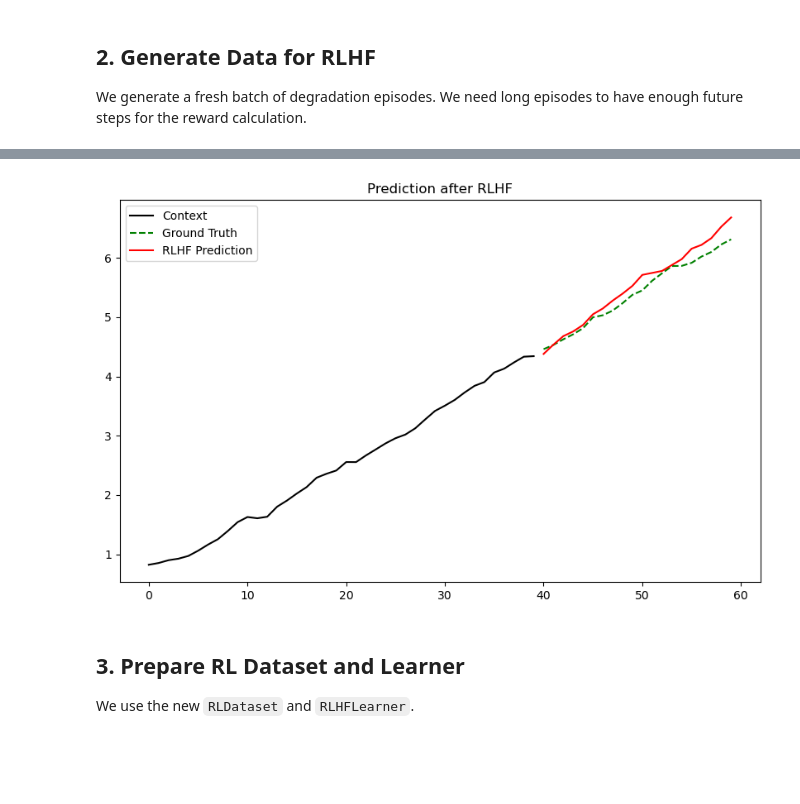
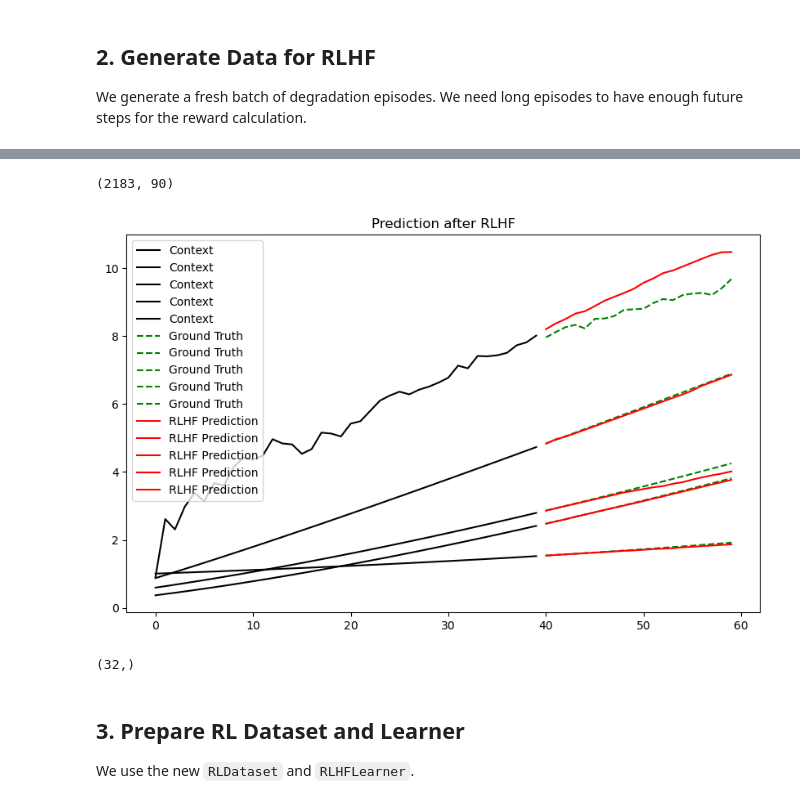
Before and after one commit to seyedasadzadeh/degradation-transformer, a Jupyter notebook: rlhf_training.ipynb, the cells around one changed output, grey strips where cells are left out. Drawn from its saved outputs; the diff is of its cells as text; code cells hidden in the pictures; blank space fills up the shorter version.

Commit message:
fix app for new learner.predict

```diff
--- a/rlhf_training.ipynb
+++ b/rlhf_training.ipynb
@@ -72,21 +42,35 @@ data = lin_episodes
+# %%
+# Parameters
+CONTEXT_WINDOW = config['context_window']
+FUTURE_WINDOW = 20  # Length of trajectory to predict and reward
+EXRA_BUFFER = 30  # Extra buffer to avoid edge effects
+EPISODE_LENGTH = CONTEXT_WINDOW + FUTURE_WINDOW + EXRA_BUFFER
+EPISODES_PER_PARAM = 10
+
+# Generate Data (all laws)
+data = generate_episodes_from_all_models(episode_length=EPISODE_LENGTH, episodes_per_param=EPISODES_PER_PARAM)
+data.shape
+#
+# %% [output]
+(2183, 90)
 # %%
 learner1 = Learner(model, optim=None, loss_func=None,
                   train_loader=None, test_loader=None, cbs=[])
 # Pick a random test sample
-test_idx = np.random.randint(0, lin_episodes.shape[0], size=1)
+test_idx = np.random.randint(0, data.shape[0], size=5)
 x_context = data[test_idx, :CONTEXT_WINDOW]
 y_true = data[test_idx, CONTEXT_WINDOW:CONTEXT_WINDOW+FUTURE_WINDOW]
 
 # Predict
-y_pred,log_probs = learner1.predict(x_context, num_periods=FUTURE_WINDOW, temperature=0.0) # Greedy for eval
+y_pred,log_probs = learner1.predict(x_context, num_periods=FUTURE_WINDOW, temperature=0) # Greedy for eval
 
 # Plot
 plt.figure(figsize=(10, 6))
 plt.plot(np.arange(CONTEXT_WINDOW), x_context.T, 'k-', label='Context')
 plt.plot(np.arange(CONTEXT_WINDOW, CONTEXT_WINDOW+FUTURE_WINDOW), y_true.T, 'g--', label='Ground Truth')
 plt.plot(np.arange(CONTEXT_WINDOW, CONTEXT_WINDOW+FUTURE_WINDOW), y_pred.T, 'r-', label='RLHF Prediction')
 plt.legend()
 plt.title("Prediction after RLHF")
 plt.show()
 # %% [output]
-[figure, old version]
+[figure, new version]
@@ -93,3 +79,7 @@ plt.show()
+# %%
+trajectory_log_probs.detach().cpu().numpy().shape
+# %% [output]
+(32,)
 # %% [markdown]
 ## 3. Prepare RL Dataset and Learner
 We use the new `RLDataset` and `RLHFLearner`.
```
Also changed, not shown: parts of 6 cells of this notebook, 3 other files.
